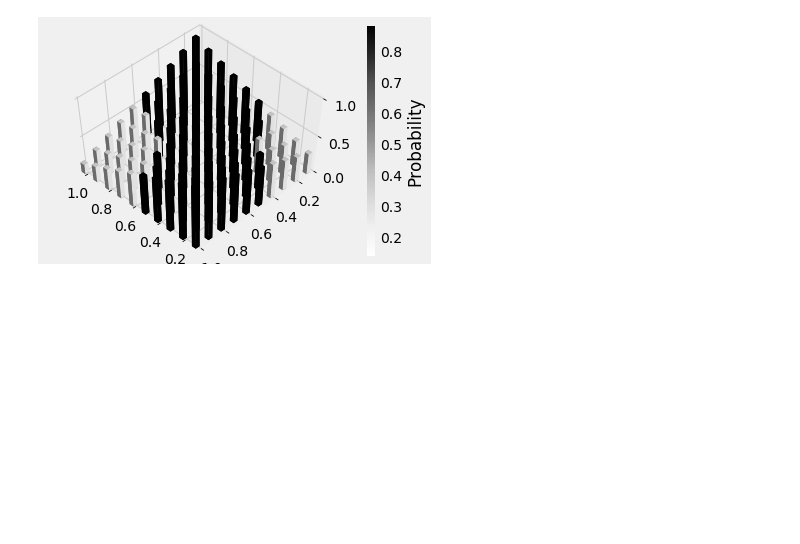
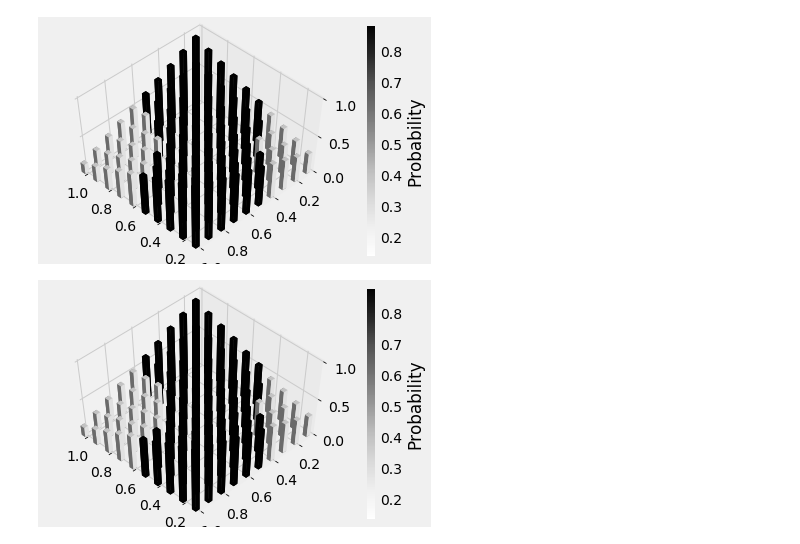
Before and after one commit to zlianghahaha/qc_mnist, a Jupyter notebook: results/plot.ipynb, the cells around one changed output. Cells and saved outputs as stored; diff of their text form; code cells hidden in the pictures; blank space fills up the shorter version.

```diff
--- a/results/plot.ipynb
+++ b/results/plot.ipynb
@@ -29,7 +29,7 @@ for st in plt.style.available:
 # plt.show()
 
 
-def norm(z):
+def my_norm(dz):
     dz_norm = []
     for z in dz:
         if z<0.5:
@@ -235,2 +267,62 @@ fig.savefig("Figures/class_ori.pdf")
 # %% [output]
 [figure]
+# %%
+
+fh = open("essex_sim_res")
+contents = fh.readlines()
+x = []
+y = []
+z = []
+
+dx = []
+dy = []
+dz = []
+
+for line in contents:
+    line = line.strip().split(" ")
+    x.append(float(line[0]))
+    y.append(float(line[1]))
+    z.append(0)
+
+    dx.append(0.03)
+    dy.append(0.03)
+    dz.append(float(line[3]))
+
+fig = plt.figure()
+ax1 = fig.add_subplot(111, projection='3d')
+ax1.view_init(x_rot, y_rot)
+
+
+
+max_height = np.max(dz)   # get range of colorbars so we can normalize
+min_height = np.min(dz)
+
+# z = norm(z)
+#
+# rgba = [cmap((k-min_height)/max_height) for k in dz]
+
+z_color = my_norm(dz)
+rgba = [cmap(k) for k in z_color]
+
+
+
+
+ax1.bar3d(x, y, z, dx, dy, dz, color=rgba, zsort='average')
+
+# ax1.set_xlabel('x axis')
+# ax1.set_ylabel('y axis')
+# ax1.set_zlabel('z axis')
+ax1.set_xlim(0.1,1)
+ax1.set_ylim(0.1,1)
+ax1.set_zlim3d(0,1)
+ax1.set_zticks([0,0.5,1])
+
+colourMap = plt.cm.ScalarMappable(cmap=cmap)
+colourMap.set_array(dz)
+colBar = plt.colorbar(colourMap).set_label('Probability')
+
+
+plt.show()
+fig.savefig("Figures/class_sim.pdf")
+# %% [output]
+[figure, added]
```
Also changed, not shown: parts of 6 cells of this notebook, 8 other files.
